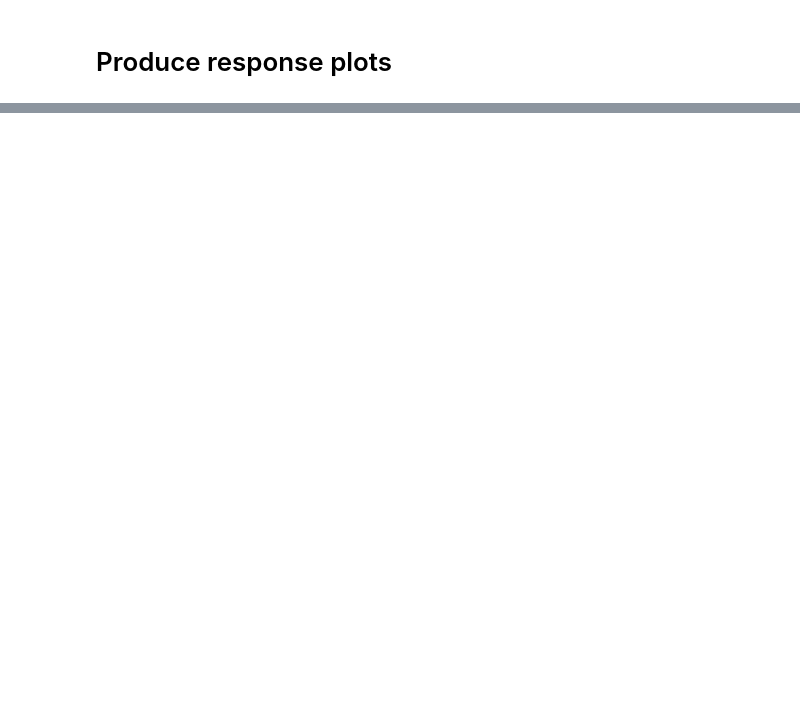
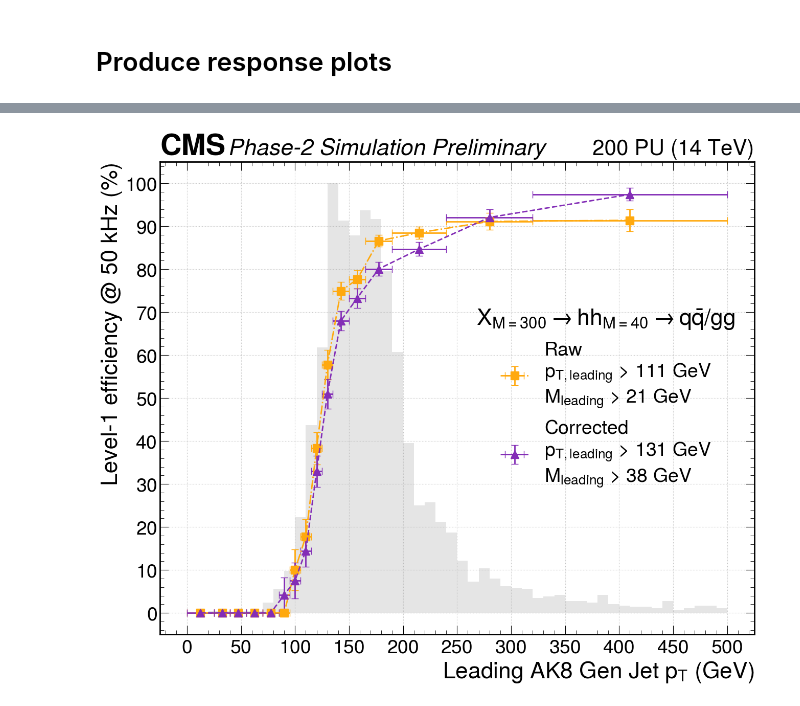
Before and after one commit to lrobertshaw/mass_corrections, a Jupyter notebook: corrections.ipynb, the cells around one changed output, grey strips where cells are left out. Saved outputs shown, nothing was run; the diff lists cells and outputs as text; code cells hidden in the pictures; blank space fills up the shorter version.

```diff
--- a/corrections.ipynb
+++ b/corrections.ipynb
@@ -365,0 +272,11 @@ plt.show()
+# %%
+def get_rate(bkg_leading, pt_threshold, mass_threshold, nEvents, corrected=False):
+    pt_var, mass_var = ("pt_corr", "mass_corr") if corrected else ("pt", "mass")
+    passed_mask = (bkg_leading[pt_var] > pt_threshold) & (bkg_leading[mass_var] > mass_threshold)
+    K = 40000000 * (2750 / 3564)
+    return K * ( ak.sum(passed_mask) / nEvents )
+# %%
+def get_eff(sig_leading, pt_threshold, mass_threshold, corrected=False):
+    pt_var, mass_var = ("pt_corr", "mass_corr") if corrected else ("pt", "mass")
+    mask = (sig_leading[pt_var] > pt_threshold) & (sig_leading[mass_var] > mass_threshold)
+    return ak.sum(mask) / len(sig_leading)
@@ -365,0 +403,23 @@ plt.show()
+# %%
+""" SINGLE PF JET - MH40 """
+gen = sig_leading["genpt"]
+nBins = 16
+bins = [0, 25, 40, 55, 70, 85, 95, 105, 115, 125, 135, 150, 165, 190, 240, 320, 500]
+
+labels = {
+    "raw": ("Raw\n$p_{T, leading}$ > 111 GeV\n$M_{leading}$ > 21 GeV", "#ffa90e", "dashdot", "s"),
+    "corr": ("Corrected\n$p_{{T, leading}}$ > {pt_thresh:.0f} GeV\n$M_{{leading}}$ > {mass_thresh:.0f} GeV".format(pt_thresh=opti_result.x[0], mass_thresh = opti_result.x[1]), "#832db6", "dashed", "^"),
+
+    "xlabel": "Leading AK8 Gen Jet $p_T$ (GeV)",
+    "ylabel": "Level-1 efficiency @ 50 kHz (%)",
+    "sample": r"$X_{M=300} \rightarrow hh_{M=40} \rightarrow q\bar{q}/gg$"
+}
+
+mask_raw = (sig_leading.pt > 111) & (sig_leading.mass > 21)
+mask_corr = (sig_leading.pt_corr > opti_result.x[0]) & (sig_leading.mass_corr > opti_result.x[1])
+
+bins, effs_raw, _ = get_turnon(mask_raw, gen, nBins, upperLim=500, equal_frequency=False, custom_bins=bins, eta_sep = 5)
+_, effs_corr, _ = get_turnon(mask_corr, gen, nBins, upperLim=500, equal_frequency=False, custom_bins=bins, eta_sep = 5)
+plot_turnon(bins, _, labels, raw=effs_raw, corr=effs_corr)
+# %% [output]
+[figure, added]
```
Also changed, not shown: parts of 25 cells of this notebook.
